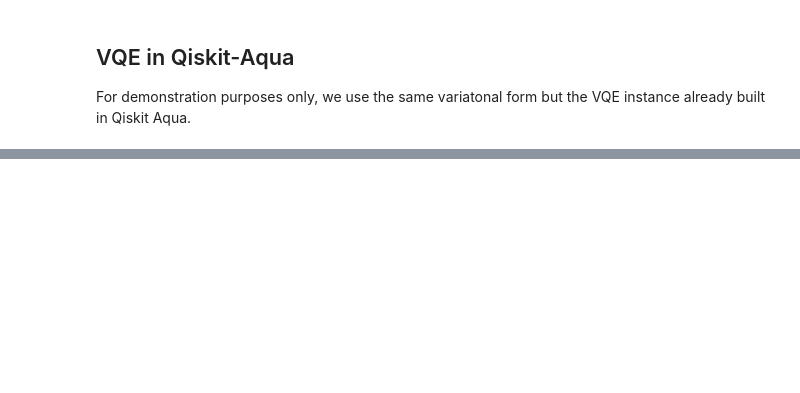
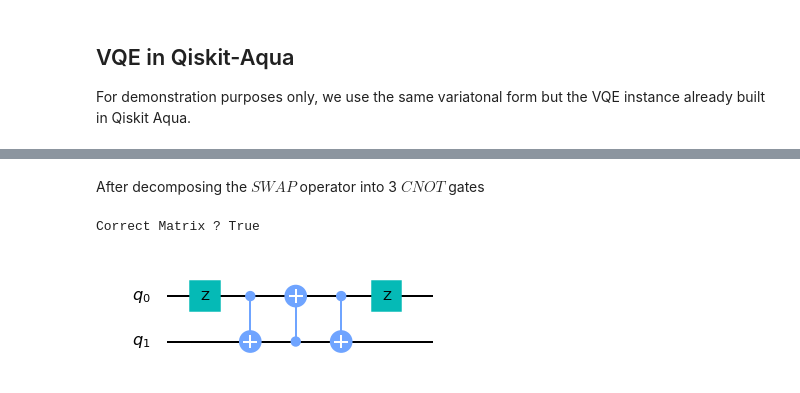
Before and after one commit to georgios-ts/qc-mentorship, a Jupyter notebook: task_4/task_4.ipynb, the cells around one changed output, grey strips where cells are left out. Drawn from its saved outputs; the diff is of its cells as text; code cells hidden in the pictures; blank space fills up the shorter version.

```diff
--- a/task_4/task_4.ipynb
+++ b/task_4/task_4.ipynb
@@ -236,0 +260,20 @@ Lowest eigenvalue:  (-1+0j)
+# %% [markdown]
+After decomposing the $ SWAP $ operator into 3 $ CNOT $ gates
+# %%
+qc = QuantumCircuit(2)
+
+qc.z(0)
+
+# decompose swap
+qc.cx(0, 1)
+qc.cx(1, 0)
+qc.cx(0, 1)
+
+qc.z(0)
+
+print('Correct Matrix ?', np.array_equal(Operator(qc).data, M))
+
+qc.draw('mpl')
+# %% [output]
+Correct Matrix ? True
+[figure, added]
```
Also changed, not shown: parts of 22 cells of this notebook.
